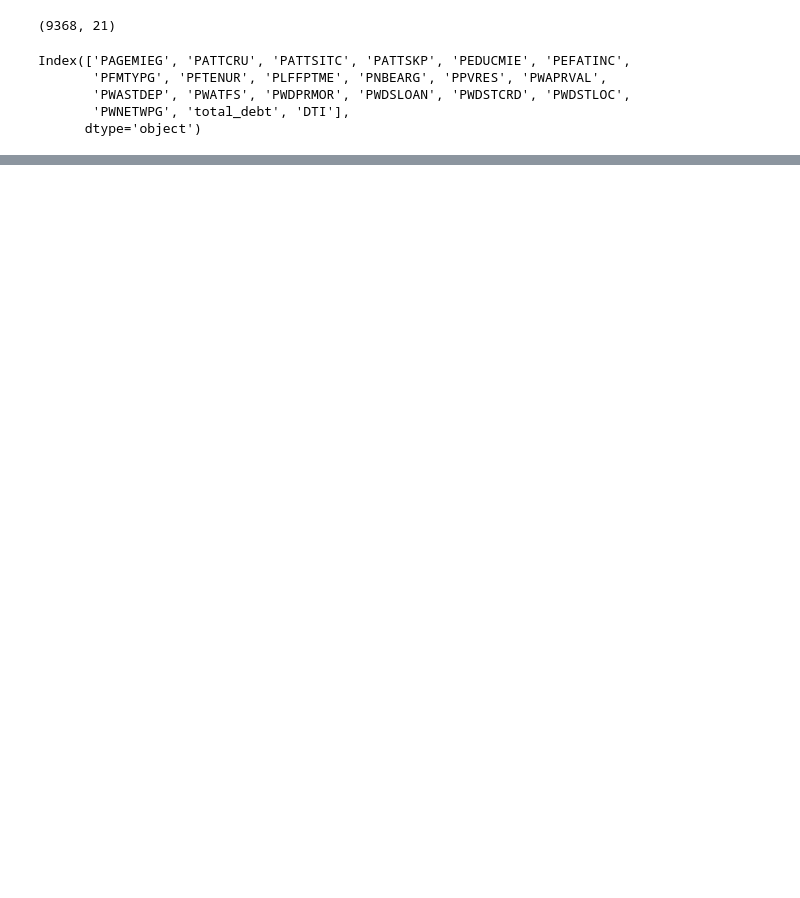
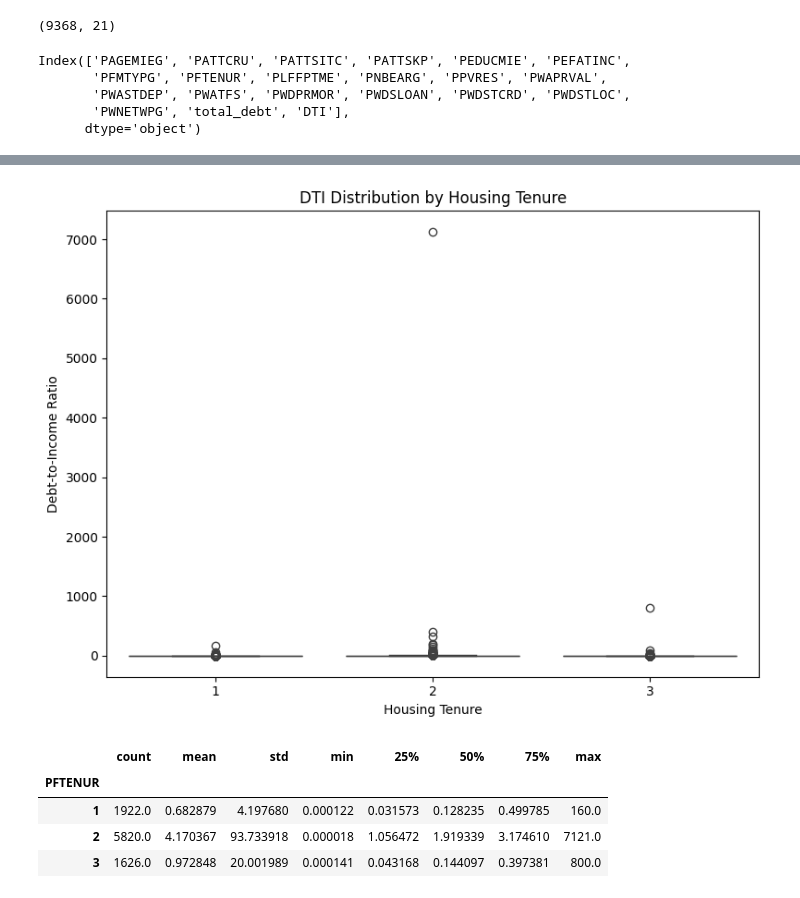
Before and after one commit to AnnieQiulq/datathon, a Jupyter notebook: main.ipynb, the cells around one changed output, grey strips where cells are left out. Cells and saved outputs as stored; diff of their text form; code cells hidden in the pictures; blank space fills up the shorter version.

Commit message:
Add deep dive analysis on housing tenure and age impact on DTI

```diff
--- a/main.ipynb
+++ b/main.ipynb
@@ -276,0 +322,23 @@ Top 15 Variables:
+# %%
+## Deep Dive 1: Housing Tenure and Financial Burden
+df_cleaned['PFTENUR'].value_counts()
+import seaborn as sns
+import matplotlib.pyplot as plt
+
+plt.figure(figsize=(8,6))
+sns.boxplot(x='PFTENUR', y='DTI', data=df_cleaned)
+
+plt.title("DTI Distribution by Housing Tenure")
+plt.xlabel("Housing Tenure")
+plt.ylabel("Debt-to-Income Ratio")
+plt.tight_layout()
+plt.show()
+
+df_cleaned.groupby('PFTENUR')['DTI'].describe()
+# %% [output]
+[figure, added]
+|  | count | mean | std | min | 25% | 50% | 75% | max |
+| PFTENUR |  |  |  |  |  |  |  |  |
+| 1 | 1922.0 | 0.682879 | 4.197680 | 0.000122 | 0.031573 | 0.128235 | 0.499785 | 160.0 |
+| 2 | 5820.0 | 4.170367 | 93.733918 | 0.000018 | 1.056472 | 1.919339 | 3.174610 | 7121.0 |
+| 3 | 1626.0 | 0.972848 | 20.001989 | 0.000141 | 0.043168 | 0.144097 | 0.397381 | 800.0 |
```
Also changed, not shown: parts of 12 cells of this notebook.
